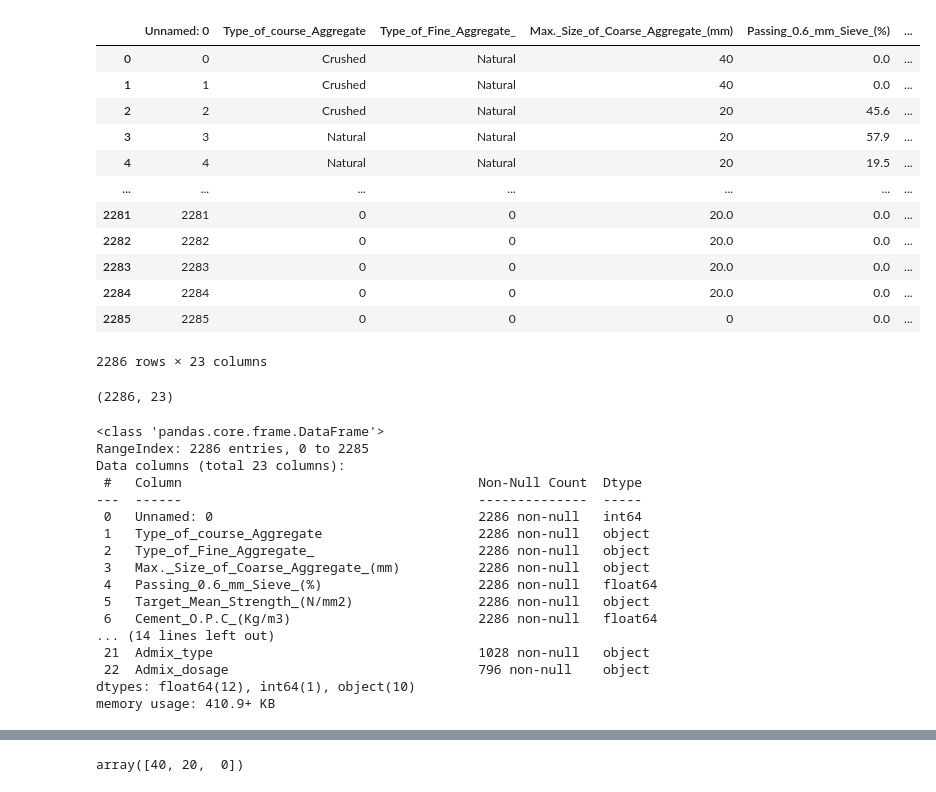
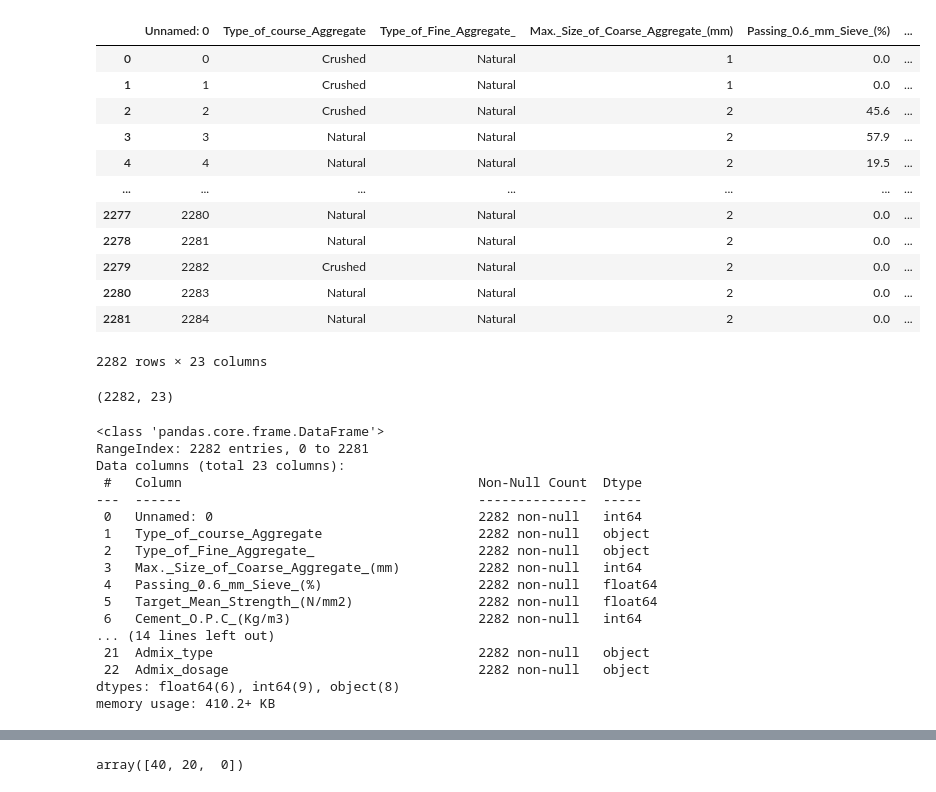
Before and after one commit to ArunK-ML/ML-Regression-Model---Concrete-Mix-Strength---Dataset, a Jupyter notebook: Concrete_Strength_ML.ipynb, the cells around one changed output, grey strips where cells are left out. Cells and saved outputs as stored; diff of their text form; code cells hidden in the pictures.

```diff
--- a/Concrete_Strength_ML.ipynb
+++ b/Concrete_Strength_ML.ipynb
@@ -2,43 +2,43 @@
 <a href="https://colab.research.google.com/github/ArunK-ML/ML-Regression-Model---Concrete-Mix-Strength---Dataset/blob/main/Concrete_Strength_ML.ipynb" target="_parent"><img src="https://colab.research.google.com/assets/colab-badge.svg" alt="Open In Colab"/></a>
 # %%
 import pandas as pd
-df = pd.read_csv("/content/2500 Concrete design mixes.csv")
+df = pd.read_csv("/content/Concrete_Strength_clean.csv")
 df
 # %% [output]
 |  | Unnamed: 0 | Type_of_course_Aggregate | Type_of_Fine_Aggregate_ | Max._Size_of_Coarse_Aggregate_(mm) | Passing_0.6_mm_Sieve_(%) | ... |
-| 0 | 0 | Crushed | Natural | 40 | 0.0 | ... |
-| 1 | 1 | Crushed | Natural | 40 | 0.0 | ... |
-| 2 | 2 | Crushed | Natural | 20 | 45.6 | ... |
-| 3 | 3 | Natural | Natural | 20 | 57.9 | ... |
-| 4 | 4 | Natural | Natural | 20 | 19.5 | ... |
+| 0 | 0 | Crushed | Natural | 1 | 0.0 | ... |
+| 1 | 1 | Crushed | Natural | 1 | 0.0 | ... |
+| 2 | 2 | Crushed | Natural | 2 | 45.6 | ... |
+| 3 | 3 | Natural | Natural | 2 | 57.9 | ... |
+| 4 | 4 | Natural | Natural | 2 | 19.5 | ... |
 | ... | ... | ... | ... | ... | ... | ... |
-| 2281 | 2281 | 0 | 0 | 20.0 | 0.0 | ... |
-| 2282 | 2282 | 0 | 0 | 20.0 | 0.0 | ... |
-| 2283 | 2283 | 0 | 0 | 20.0 | 0.0 | ... |
-| 2284 | 2284 | 0 | 0 | 20.0 | 0.0 | ... |
-| 2285 | 2285 | 0 | 0 | 0 | 0.0 | ... |
+| 2277 | 2280 | Natural | Natural | 2 | 0.0 | ... |
+| 2278 | 2281 | Natural | Natural | 2 | 0.0 | ... |
+| 2279 | 2282 | Crushed | Natural | 2 | 0.0 | ... |
+| 2280 | 2283 | Natural | Natural | 2 | 0.0 | ... |
+| 2281 | 2284 | Natural | Natural | 2 | 0.0 | ... |
-2286 rows × 23 columns
+2282 rows × 23 columns
 # %%
 df.shape
 # %% [output]
-(2286, 23)
+(2282, 23)
 # %%
 df.info()
 # %% [output]
 <class 'pandas.core.frame.DataFrame'>
-RangeIndex: 2286 entries, 0 to 2285
+RangeIndex: 2282 entries, 0 to 2281
 Data columns (total 23 columns):
  #   Column                                      Non-Null Count  Dtype
 ---  ------                                      --------------  -----
- 0   Unnamed: 0                                  2286 non-null   int64
- 1   Type_of_course_Aggregate                    2286 non-null   object
- 2   Type_of_Fine_Aggregate_                     2286 non-null   object
- 3   Max._Size_of_Coarse_Aggregate_(mm)          2286 non-null   object
- 4   Passing_0.6_mm_Sieve_(%)                    2286 non-null   float64
- 5   Target_Mean_Strength_(N/mm2)                2286 non-null   object
- 6   Cement_O.P.C_(Kg/m3)                        2286 non-null   float64
+ 0   Unnamed: 0                                  2282 non-null   int64
+ 1   Type_of_course_Aggregate                    2282 non-null   object
+ 2   Type_of_Fine_Aggregate_                     2282 non-null   object
+ 3   Max._Size_of_Coarse_Aggregate_(mm)          2282 non-null   int64
+ 4   Passing_0.6_mm_Sieve_(%)                    2282 non-null   float64
+ 5   Target_Mean_Strength_(N/mm2)                2282 non-null   float64
+ 6   Cement_O.P.C_(Kg/m3)                        2282 non-null   int64
 ... (14 lines left out)
- 21  Admix_type                                  1028 non-null   object
- 22  Admix_dosage                                796 non-null    object
-dtypes: float64(12), int64(1), object(10)
-memory usage: 410.9+ KB
+ 21  Admix_type                                  2282 non-null   object
+ 22  Admix_dosage                                2282 non-null   object
+dtypes: float64(6), int64(9), object(8)
+memory usage: 410.2+ KB
```
Also changed, not shown: parts of 16 cells of this notebook.
